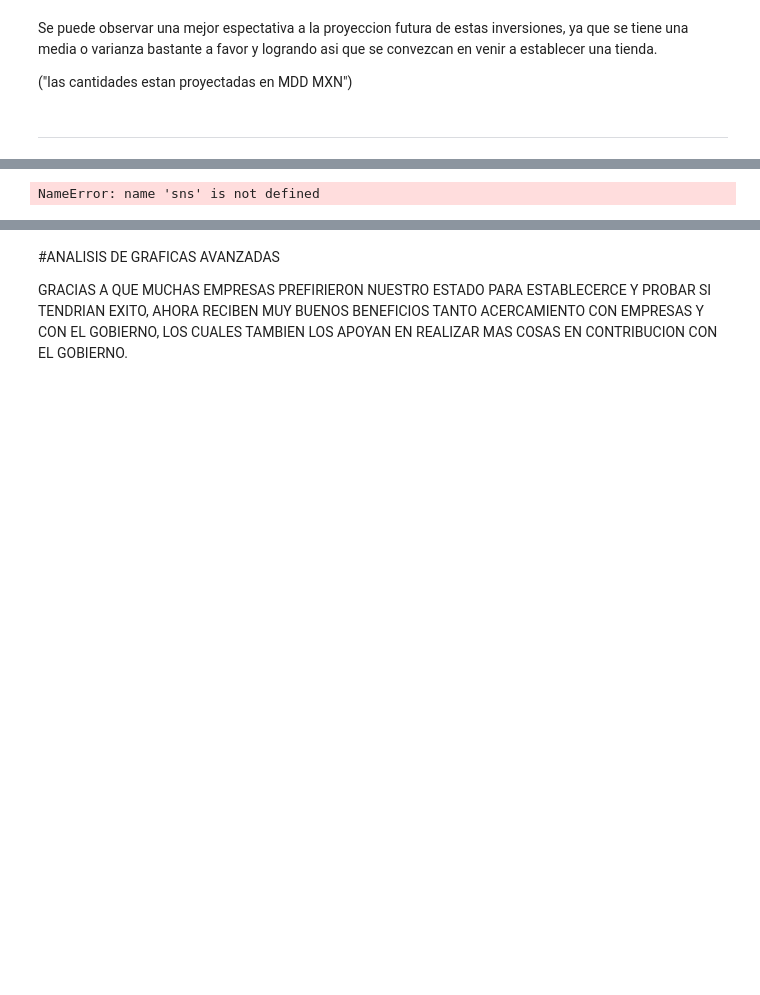
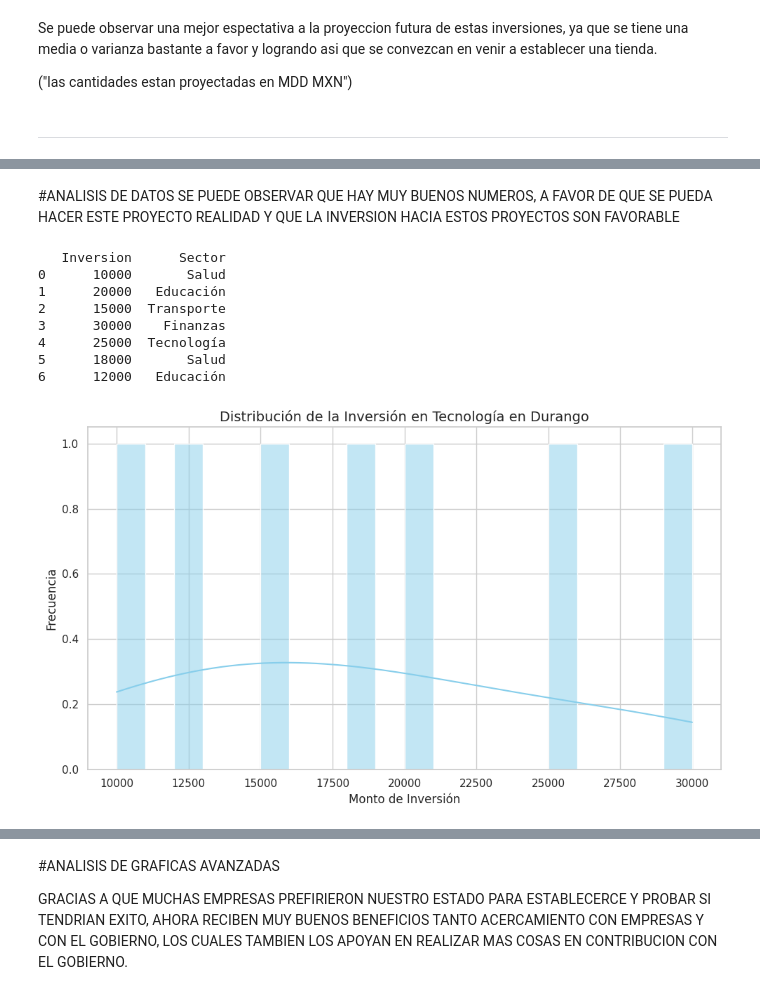
Before and after one commit to elmilanos/ProbabilityStatistics, a Jupyter notebook: GRAFICAS_DE_DATOS.ipynb, the cells around one changed output, grey strips where cells are left out. Saved outputs shown, nothing was run; the diff lists cells and outputs as text; code cells hidden in the pictures; blank space fills up the shorter version.

```diff
--- a/GRAFICAS_DE_DATOS.ipynb
+++ b/GRAFICAS_DE_DATOS.ipynb
@@ -227,29 +234,39 @@ Desviación Estándar: 397492.1382870358
-# %%
-# Configurar el estilo de los gráficos
-sns.set(style="whitegrid")
-
-# Histograma
-plt.figure(figsize=(10, 6))
-sns.histplot(df['Inversion'], bins=20, kde=True)
-plt.title('Distribución de la Inversión en Tecnología en Durango')
-plt.xlabel('Monto de Inversión')
-plt.ylabel('Frecuencia')
-plt.show()
-
-# Diagrama de caja (boxplot)
-plt.figure(figsize=(8, 4))
-sns.boxplot(x=df['Inversion'])
-plt.title('Diagrama de Caja de la Inversión en Tecnología en Durango')
-plt.xlabel('Monto de Inversión')
-plt.show()
-
-# Gráfico de barras por sector (si se dispone de esta información)
-plt.figure(figsize=(12, 6))
-sns.barplot(x='Sector', y='Inversion', data=df, estimator=sum, ci=None)
-plt.title('Inversión Total en Tecnología por Sector en Durango')
-plt.xlabel('Sector')
-plt.ylabel('Inversión Total')
-plt.xticks(rotation=45)
-plt.show()
-# %% [output]
-NameError: name 'sns' is not defined
+# %% [markdown]
+#ANALISIS DE DATOS
+SE PUEDE OBSERVAR QUE HAY MUY BUENOS NUMEROS, A FAVOR DE QUE SE PUEDA HACER ESTE PROYECTO REALIDAD Y QUE LA INVERSION HACIA ESTOS PROYECTOS SON FAVORABLE
+# %%
+import matplotlib.pyplot as plt
+import seaborn as sns
+#ingresa los datos
+import pandas as pd
+
+# Creación de un DataFrame de ejemplo
+data = {
+    'Inversion': [10000, 20000, 15000, 30000, 25000, 18000, 12000],
+    'Sector': ['Salud', 'Educación', 'Transporte', 'Finanzas', 'Tecnología', 'Salud', 'Educación']
+}
+df = pd.DataFrame(data)
+
+print(df)
+
+# Configuración del estilo
+sns.set_theme(style="whitegrid")
+
+# Histograma
+plt.figure(figsize=(10, 6))
+sns.histplot(df['Inversion'], bins=20, kde=True, color="skyblue")
+plt.title('Distribución de la Inversión en Tecnología en Durango', fontsize=14)
+plt.xlabel('Monto de Inversión', fontsize=12)
+plt.ylabel('Frecuencia', fontsize=12)
+plt.tight_layout()
+plt.show()
+# %% [output]
+   Inversion      Sector
+0      10000       Salud
+1      20000   Educación
+2      15000  Transporte
+3      30000    Finanzas
+4      25000  Tecnología
+5      18000       Salud
+6      12000   Educación
+[figure, added]
```
Also changed, not shown: parts of 3 cells of this notebook.
